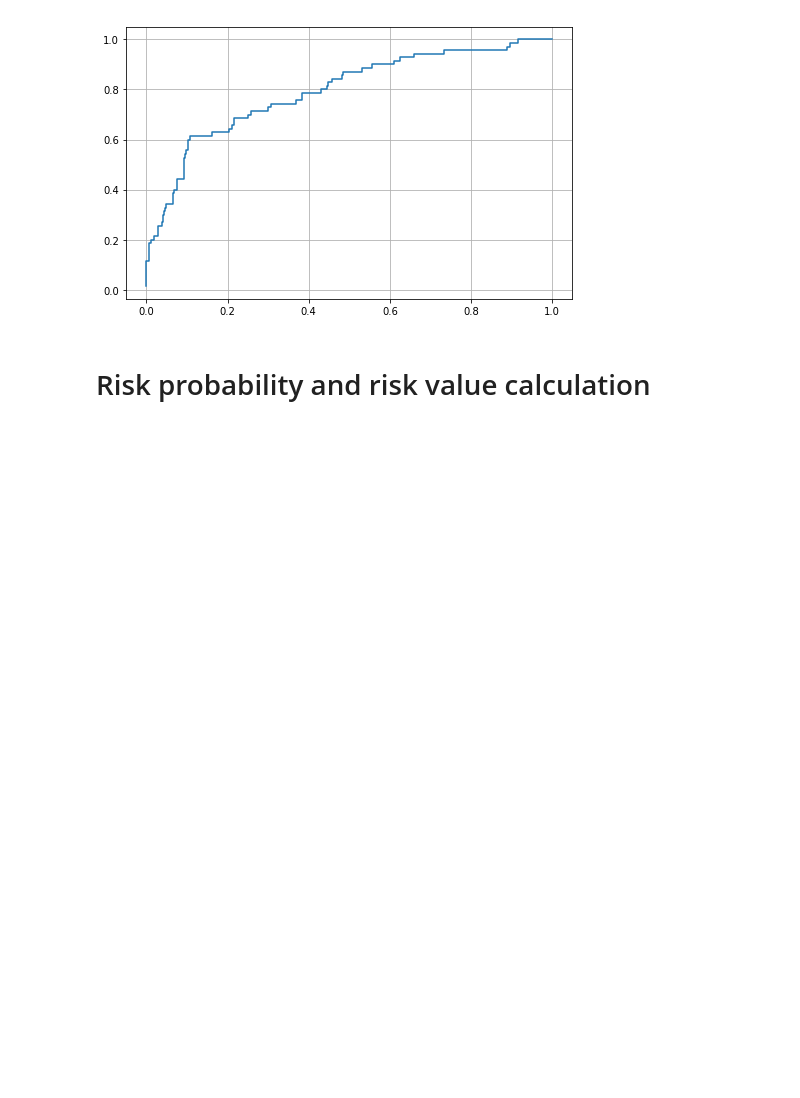
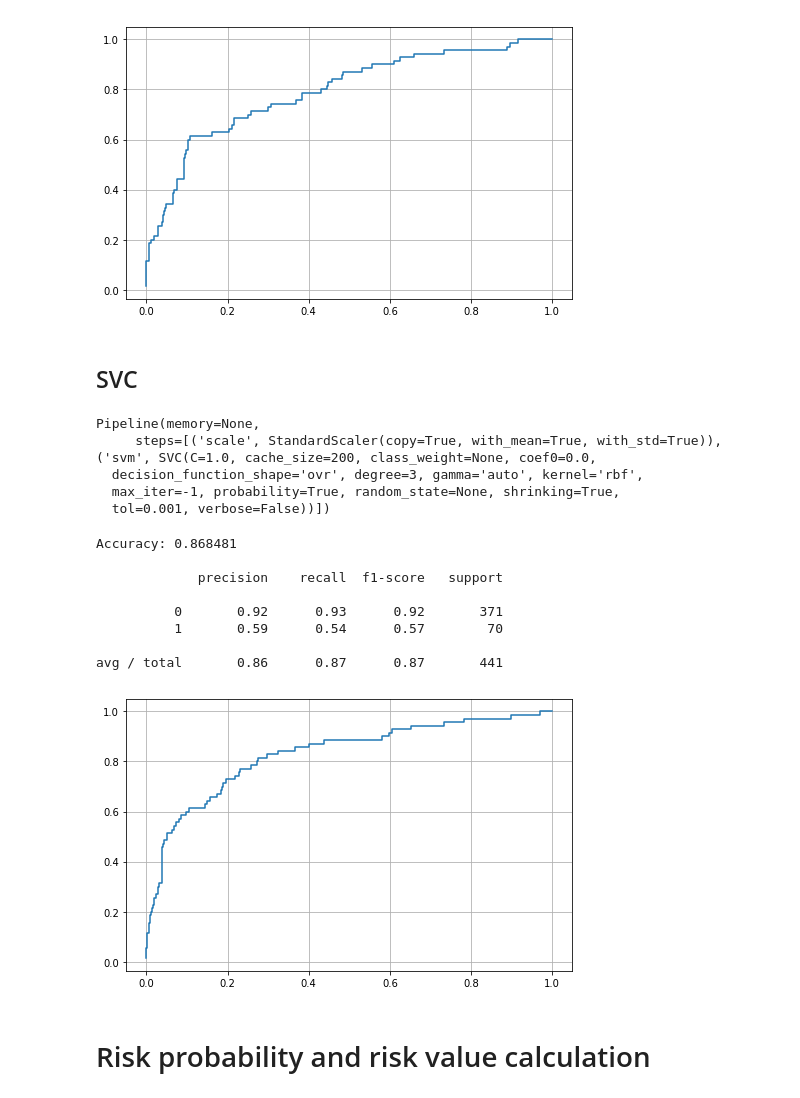
Before and after one commit to fatvlady/risk_analysis_lab, a Jupyter notebook: notebooks/attrition.ipynb, the cells around one changed output. Drawn from its saved outputs; the diff is of its cells as text; code cells hidden in the pictures; blank space fills up the shorter version.

```diff
--- a/notebooks/attrition.ipynb
+++ b/notebooks/attrition.ipynb
@@ -637,5 +637,34 @@ Accuracy: 0.848073
 
 avg / total       0.85      0.85      0.85       441
 [figure]
+# %% [markdown]
+## SVC
+# %%
+from sklearn.svm import SVC
+from sklearn.pipeline import Pipeline
+pp_svc = Pipeline([
+    ('scale', StandardScaler()),
+    ('svm', SVC(probability=True))
+])
+pp_svc.fit(resample_train, resample_target)
+pp_svc.fit(resample_train, resample_target)
+# %% [output]
+Pipeline(memory=None,
+     steps=[('scale', StandardScaler(copy=True, with_mean=True, with_std=True)), ('svm', SVC(C=1.0, cache_size=200, class_weight=None, coef0=0.0,
+  decision_function_shape='ovr', degree=3, gamma='auto', kernel='rbf',
+  max_iter=-1, probability=True, random_state=None, shrinking=True,
+  tol=0.001, verbose=False))])
+# %%
+svc_predictions = test_validation(pp_svc)
+# %% [output]
+Accuracy: 0.868481
+
+             precision    recall  f1-score   support
+
+          0       0.92      0.93      0.92       371
+          1       0.59      0.54      0.57        70
+
+avg / total       0.86      0.87      0.87       441
+[figure, added]
 # %% [markdown]
 # Risk probability and risk value calculation
```
Also changed, not shown: parts of 6 cells of this notebook.
